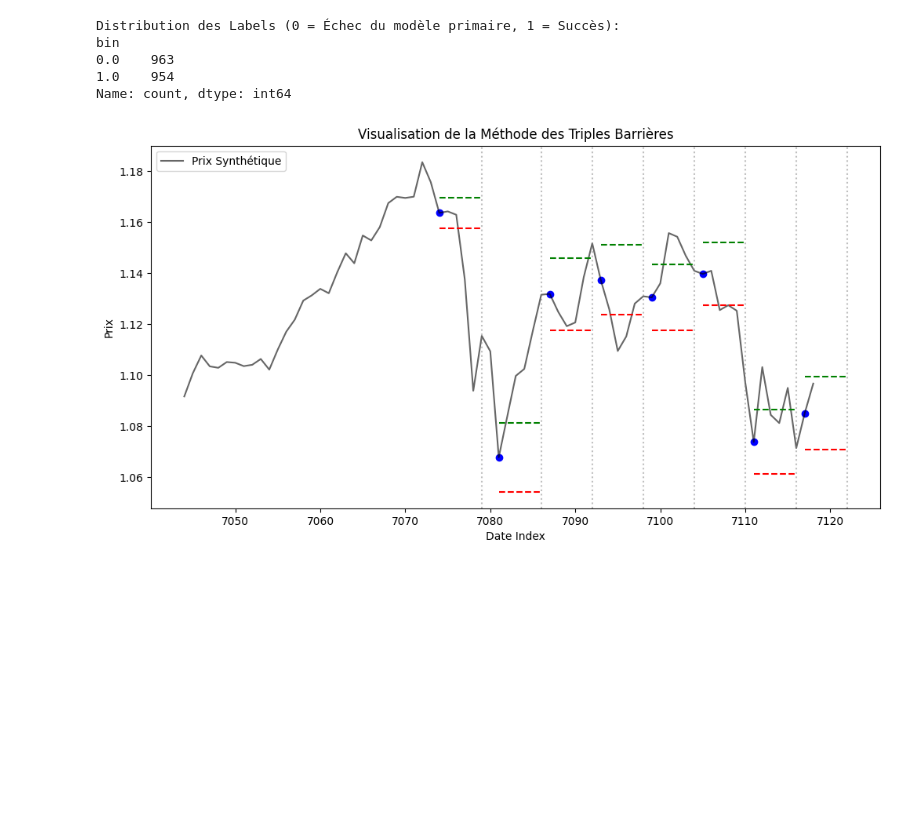
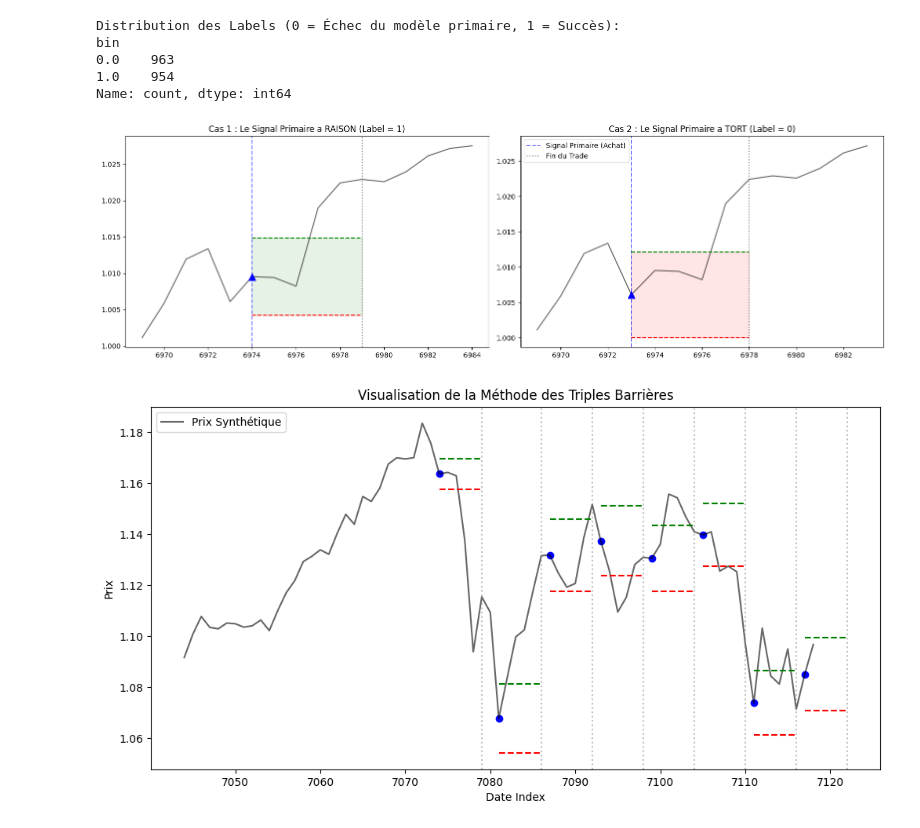
Before and after one commit to PolySeb2025/Hull-Tactical---Market-Prediction, a Jupyter notebook: hull_mldp_project/notebooks/labeling.ipynb, the cells around one changed output. Saved outputs shown, nothing was run; the diff lists cells and outputs as text; code cells hidden in the pictures; blank space fills up the shorter version.

Commit message:
rajout de quelques fonctionnalités

```diff
--- a/hull_mldp_project/notebooks/labeling.ipynb
+++ b/hull_mldp_project/notebooks/labeling.ipynb
@@ -70,6 +70,56 @@ Name: count, dtype: int64
 # %%
 # Sauvegarder pour l'entraînement
 labels.to_parquet('../data/processed/labels.parquet')
+# %%
+import matplotlib.pyplot as plt
+
+# 1. Fusionner les infos pour le plot
+# On joint les événements (dates, barrières) avec leur résultat (bin/label)
+plot_data = events.join(labels['bin']).dropna()
+
+# 2. Sélectionner deux exemples : un Succès (1.0) et un Échec (0.0)
+# On prend des exemples arbitraires lisibles (à adapter selon vos index)
+# Essayez de changer 'iloc[x]' si les exemples ne sont pas visuellement clairs
+success_example = plot_data[plot_data['bin'] == 1.0].iloc[0]
+failure_example = plot_data[plot_data['bin'] == 0.0].iloc[0]
+
+# Fonction de traçage d'un exemple
+def plot_trade_example(ax, row, title, color_box):
+    t0 = row.name
+    t1 = row['t1']
+
+    # Extraire le segment de prix
+    # On ajoute un peu de marge avant/après pour le contexte
+    idx_segment = df.index[(df.index >= t0 - 10) & (df.index <= t1 + 5)]
+    price_segment = df.loc[idx_segment, 'synthetic_price']
+
+    p0 = df.loc[t0, 'synthetic_price']
+    upper = p0 * (1 + row['trgt'])
+    lower = p0 * (1 - row['trgt'])
+
+    ax.plot(price_segment, color='black', alpha=0.6)
+    ax.axvline(x=t0, color='blue', linestyle='--', alpha=0.5, label='Signal Primaire (Achat)')
+    ax.axvline(x=t1, color='gray', linestyle=':', label='Fin du Trade')
+
+    # Barrières
+    ax.hlines(y=[upper, lower], xmin=t0, xmax=t1, colors=['green', 'red'], linestyles='--')
+    ax.fill_between(x=[t0, t1], y1=lower, y2=upper, color=color_box, alpha=0.1)
+
+    ax.scatter(t0, p0, color='blue', marker='^', s=100, zorder=5)
+    ax.set_title(title)
+
+# Création de la figure double
+fig, (ax1, ax2) = plt.subplots(1, 2, figsize=(16, 5))
+
+plot_trade_example(ax1, success_example, "Cas 1 : Le Signal Primaire a RAISON (Label = 1)", 'green')
+plot_trade_example(ax2, failure_example, "Cas 2 : Le Signal Primaire a TORT (Label = 0)", 'red')
+
+plt.legend(loc='best')
+plt.tight_layout()
+plt.savefig('../reports/meta_labeling_viz.png') # Sauvegarde pour le rapport
+plt.show()
+# %% [output]
+[figure, added]
 # %%
 import matplotlib.pyplot as plt
 
```
Also changed, not shown: 15 other files.
